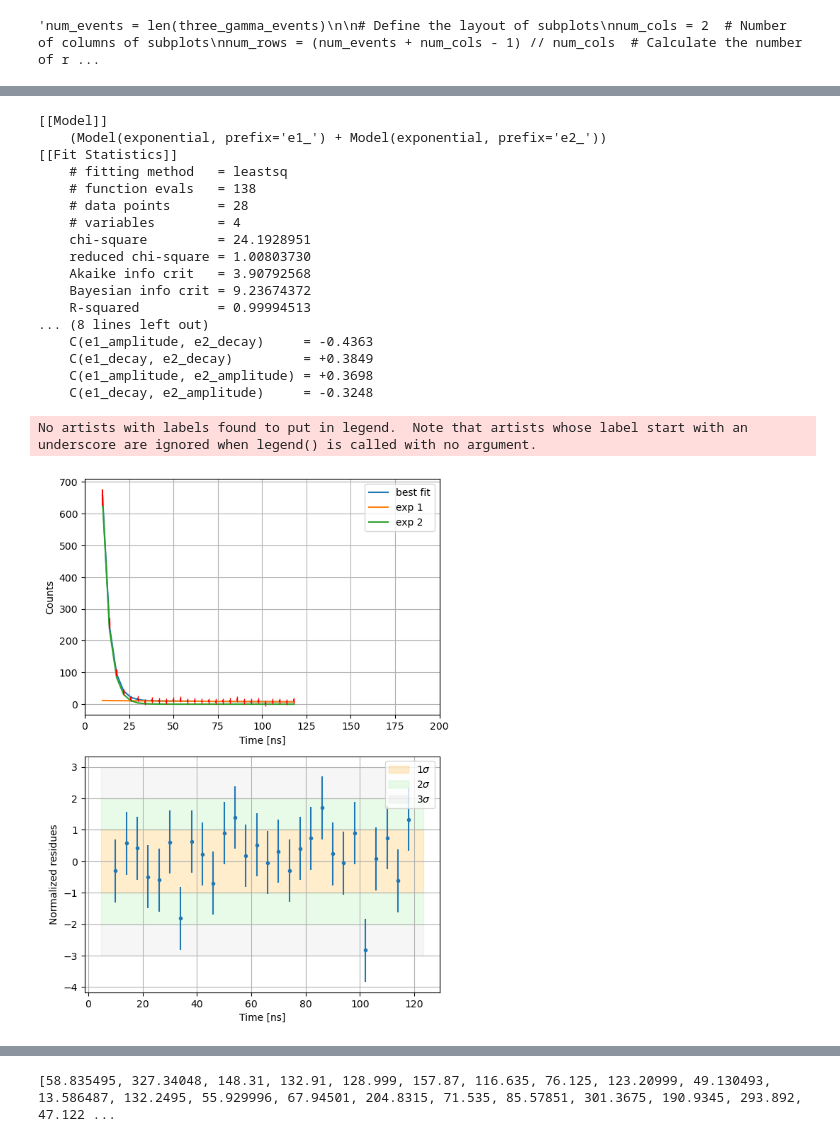
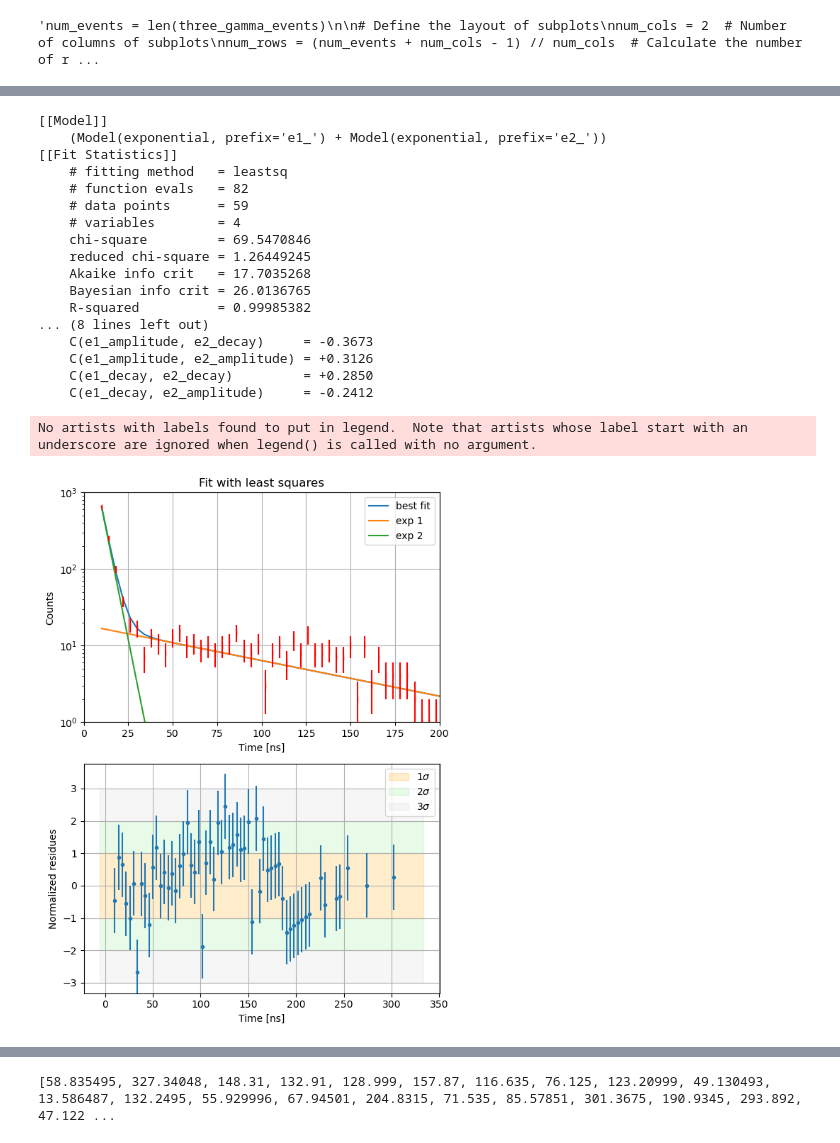
Before and after one commit to 0-DvD-0/Sfera, a Jupyter notebook: Jupyter/ortho_filter_check.ipynb, the cells around one changed output, grey strips where cells are left out. Cells and saved outputs as stored; diff of their text form; code cells hidden in the pictures.

Commit message:
separate componenti 2 e 3 gamma

```diff
--- a/Jupyter/ortho_filter_check.ipynb
+++ b/Jupyter/ortho_filter_check.ipynb
@@ -330,7 +337,7 @@ def times_from_waveforms(wf_narr, n_conv, threshold):
 
 good_t_arr=[]
 time_diff=[]
-
+back_to_back=[] #inserirò 1 o zero a seconda se l'evento è 2gamma o 3gamma
 treshold=-0.020 #soglia fissa
 
 arr_times_all=times_from_waveforms(true_waveforms, 15, treshold)
@@ -339,7 +346,7 @@ for ev in range(Nev):
     index_1200=true_charges[ev].index(max(true_charges[ev]))
     ch_1200=true_channels[ev][index_1200] #trova il canale che ha visto la carica più alta
     t_arr=arr_times_all[ev] #calcolo tempi di arrivo dei segnali
-    ev_is_good=[t_arr[i] >= t_arr[index_1200] and t_arr[index_1200]  for i in range(len(true_channels[ev]))]
+    ev_is_good=[t_arr[i] >= t_arr[index_1200] and t_arr[index_1200]!=0  for i in range(len(true_channels[ev]))]
     if(all(ev_is_good)):
         good_t_arr.append(t_arr)
         t_diff=[t_arr[i] - t_arr[index_1200] for i in range(len(t_arr))]
@@ -355,18 +362,33 @@ for ev in range(Nev):
 mean_time_diff=[np.mean(np.array(times)) for times in time_diff]
 mean_time_diff=np.array(mean_time_diff)
 
-bin_T, edgesT, _=plt.hist(mean_time_diff, bins=np.arange(np.min(mean_time_diff), np.max(mean_time_diff), step=4))
+#scelgo i bin in modo da raddoppiarne la larghezza dopo i 100 ns
+#bins_array1=np.linspace(np.min(mean_time_diff), 100, 25)
+#bins_array2=np.linspace(100, np.max(mean_time_diff), 25)
+#bins_array=np.concatenate((bins_array1, bins_array2))
+#print(bins_array)
+bins_array = np.arange(np.min(mean_time_diff), np.max(mean_time_diff), step=4) # uncomment to go back to even bins
+
+
+bin_T, edgesT, _=plt.hist(mean_time_diff, bins=bins_array)
 
 #pop away the first bin
-bin_T=bin_T[2:30]
-edgesT=edgesT[2:31]
+bin_T=bin_T[2:-1]
+edgesT=edgesT[2:-1]  #l'ultimo bin eccede la finestra di wavecatcher
 
-Nbins = len(np.arange(np.min(mean_time_diff), np.max(mean_time_diff), step=4))
+
+#Nbins = len(np.arange(np.min(mean_time_diff), np.max(mean_time_diff), step=4))
+Nbin=len(bin_T)
+
+
 centersT = np.convolve(edgesT, [0.5, 0.5], "valid")
 #plt.yscale('log')
-plt.xlim(0, 200)
-
+#plt.xlim(0, 200)
+plt.xlabel('time [ns]')
+plt.ylabel('counts')
+print(np.max(edgesT))
 #evaluate errors
 
 errT = np.sqrt(bin_T)
+print(edgesT)
 # %% [output]
@@ -389,7 +418,7 @@ params["e1_amplitude"].min = 0
 params["e2_amplitude"].min = 0
 params["e1_decay"].set(value=142)
 
-result = model.fit(bin_T, params, x = centersT, weights = 1 / errT, nan_policy='omit')
+result = model.fit(bin_T, params, x = centersT, weights = 1 / errT,nan_policy='omit')
 
 print(result.fit_report())
 # %% [output]
@@ -397,19 +426,19 @@ print(result.fit_report())
     (Model(exponential, prefix='e1_') + Model(exponential, prefix='e2_'))
 [[Fit Statistics]]
     # fitting method   = leastsq
-    # function evals   = 138
-    # data points      = 28
+    # function evals   = 82
+    # data points      = 59
     # variables        = 4
-    chi-square         = 24.1928951
-    reduced chi-square = 1.00803730
-    Akaike info crit   = 3.90792568
-    Bayesian info crit = 9.23674372
-    R-squared          = 0.99994513
+    chi-square         = 69.5470846
+    reduced chi-square = 1.26449245
+    Akaike info crit   = 17.7035268
+    Bayesian info crit = 26.0136765
+    R-squared          = 0.99985382
 ... (8 lines left out)
-    C(e1_amplitude, e2_decay)     = -0.4363
-    C(e1_decay, e2_decay)         = +0.3849
-    C(e1_amplitude, e2_amplitude) = +0.3698
-    C(e1_decay, e2_amplitude)     = -0.3248
+    C(e1_amplitude, e2_decay)     = -0.3673
+    C(e1_amplitude, e2_amplitude) = +0.3126
+    C(e1_decay, e2_decay)         = +0.2850
+    C(e1_decay, e2_amplitude)     = -0.2412
 # %%
 #plot del fit
 
@@ -425,33 +454,34 @@ ax1.plot(centersT, result.best_fit, label='best fit')
 ax1.plot(centersT, comps['e1_'], label='exp 1')
 ax1.plot(centersT, comps['e2_'], label='exp 2')
 
 
 ax1.legend()
 ax1.errorbar(centersT, bin_T, errT, color = "red", fmt='|')
 ax1.set_xlim(0, 200)
 ax1.grid()
 
 residueT = bin_T - result.best_fit
 norm_resT = residueT / errT
 
 ax2.errorbar(centersT, norm_resT, 1, ls = "", marker = ".")
 ax2.grid()
 
 ax2.set_xlabel('Time [ns]')
 ax2.set_ylabel('Normalized residues')
 
 xlim = ax2.get_xlim()
 
 ax2.fill_between(xlim, [-1, -1], [1, 1], color = "orange", alpha = 0.2, label = r'$1\sigma$')
 ax2.fill_between(xlim, [-2, -2], [-1, -1], color = "lightgreen", alpha = 0.2, label = r'$2\sigma$')
 ax2.fill_between(xlim, [1, 1], [2, 2], color = "lightgreen", alpha = 0.2)
 ax2.fill_between(xlim, [2, 2], [3, 3], color = "lightgray", alpha = 0.2, label = r'$3\sigma$')
 ax2.fill_between(xlim, [-3, -3], [-2, -2], color = "lightgray", alpha = 0.2)
-#ax1.set_yscale('log')
+ax1.set_yscale('log')
 ax2.legend()
-
+ax1.set_ylim(1, 1000)
+ax1.set_title('Fit with least squares')
 fig.tight_layout()
 plt.show()
 # %% [output]
 No artists with labels found to put in legend.  Note that artists whose label start with an underscore are ignored when legend() is called with no argument.
-[figure, old version]
+[figure, new version]
```
Also changed, not shown: parts of 7 cells of this notebook.
